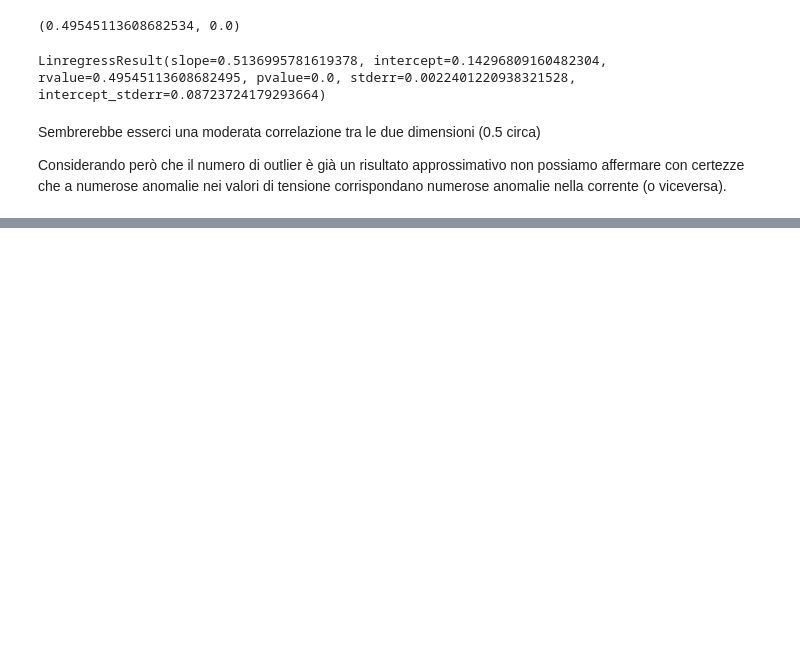
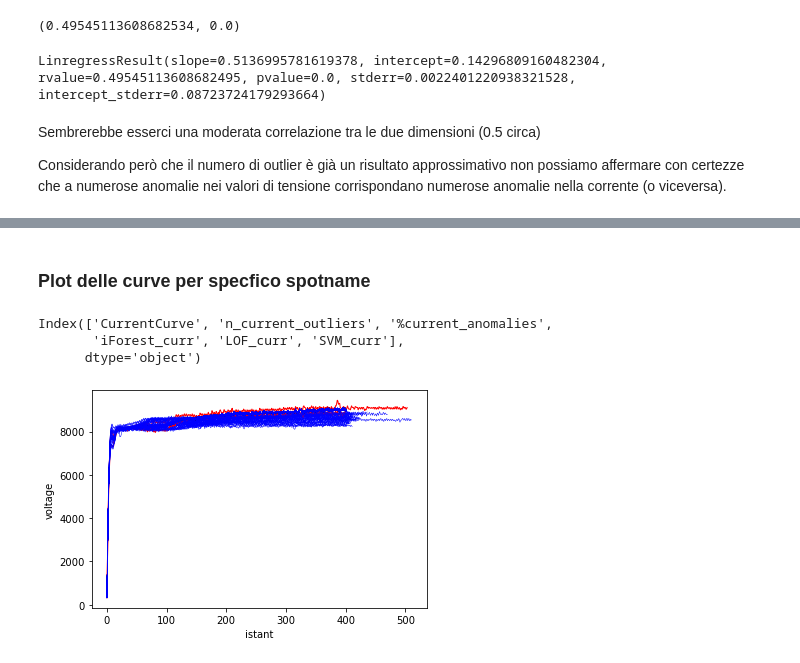
Before and after one commit to DavideMobilia/Anomaly-Detection, a Jupyter notebook: Scripts/Anomaly Analysis.ipynb, the cells around one changed output, grey strips where cells are left out. Saved outputs shown, nothing was run; the diff lists cells and outputs as text; code cells hidden in the pictures; blank space fills up the shorter version.

```diff
--- a/Scripts/Anomaly Analysis.ipynb
+++ b/Scripts/Anomaly Analysis.ipynb
@@ -78,0 +86,22 @@ Considerando però che il numero di outlier è già un risultato approssimativo
+# %% [markdown]
+### Plot delle curve per specfico spotname
+# %%
+val_indice=df_curr.loc[['60185_0_00']]
+val_indice.columns
+# %% [output]
+Index(['CurrentCurve', 'n_current_outliers', '%current_anomalies',
+       'iForest_curr', 'LOF_curr', 'SVM_curr'],
+      dtype='object')
+# %%
+plt.xlabel("istant")
+plt.ylabel("voltage")
+for i in range(100):
+    if val_indice["iForest_curr"][i]==1:
+        colore="blue"
+        plt.plot(val_indice["CurrentCurve"][i],c=colore,linewidth=0.5)
+    else:
+        colore="red"
+        plt.plot(val_indice["CurrentCurve"][i],c=colore,linewidth=1)
+plt.show()
+# %% [output]
+[figure, added]
```
Also changed, not shown: parts of 14 cells of this notebook.
